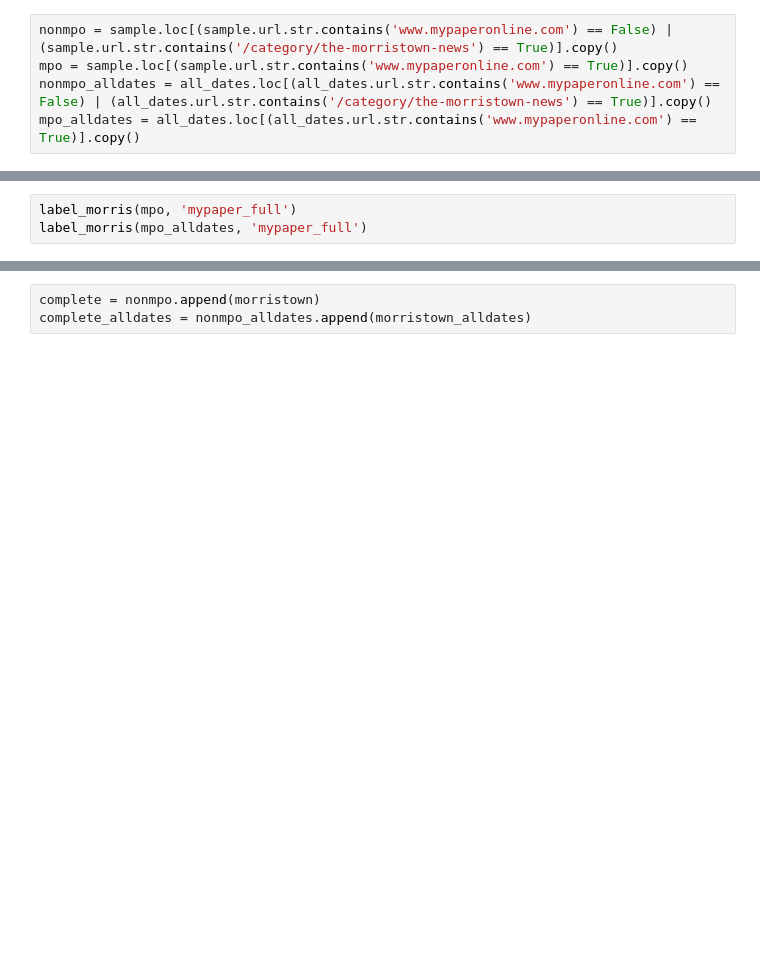
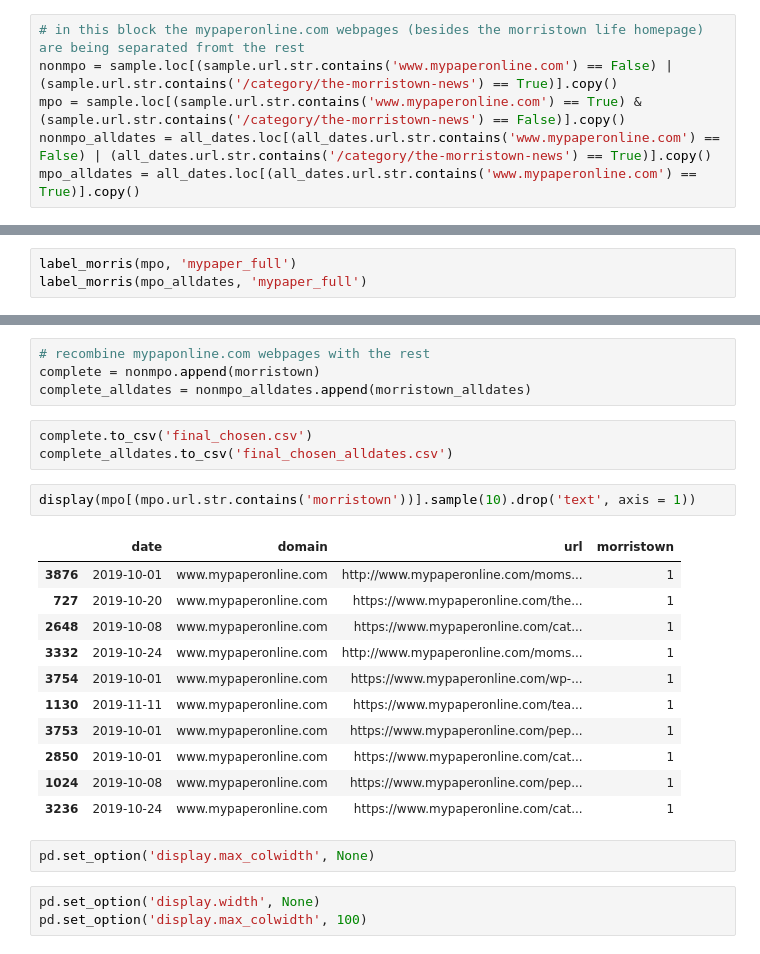
Before and after one commit to matthewbbone/Holcomb, a Jupyter notebook: njnews/chosensamp.ipynb, the cells around one changed output, grey strips where cells are left out. Drawn from its saved outputs; the diff is of its cells as text; blank space fills up the shorter version.

```diff
--- a/njnews/chosensamp.ipynb
+++ b/njnews/chosensamp.ipynb
@@ -138,8 +138,9 @@ all dates:
 | 5640 | 2019-11-02 | www.mypaperonline.com | https://www.mypaperonline.com/tes... | How to Make Cranberry Hootycreeks... |
 5641 rows × 4 columns
 # %%
+# in this block the mypaperonline.com webpages (besides the morristown life homepage) are being separated fromt the rest
 nonmpo = sample.loc[(sample.url.str.contains('www.mypaperonline.com') == False) | (sample.url.str.contains('/category/the-morristown-news') == True)].copy()
-mpo = sample.loc[(sample.url.str.contains('www.mypaperonline.com') == True)].copy()
+mpo = sample.loc[(sample.url.str.contains('www.mypaperonline.com') == True) & (sample.url.str.contains('/category/the-morristown-news') == False)].copy()
 nonmpo_alldates = all_dates.loc[(all_dates.url.str.contains('www.mypaperonline.com') == False) | (all_dates.url.str.contains('/category/the-morristown-news') == True)].copy()
 mpo_alldates = all_dates.loc[(all_dates.url.str.contains('www.mypaperonline.com') == True)].copy()
 # %%
@@ -244,3 +270,26 @@ display(morristown_alldates)
 # %%
+# recombine mypaponline.com webpages with the rest
 complete = nonmpo.append(morristown)
 complete_alldates = nonmpo_alldates.append(morristown_alldates)
+# %%
+complete.to_csv('final_chosen.csv')
+complete_alldates.to_csv('final_chosen_alldates.csv')
+# %%
+display(mpo[(mpo.url.str.contains('morristown'))].sample(10).drop('text', axis = 1))
+# %% [output]
+|  | date | domain | url | morristown |
+| 3876 | 2019-10-01 | www.mypaperonline.com | http://www.mypaperonline.com/moms... | 1 |
+| 727 | 2019-10-20 | www.mypaperonline.com | https://www.mypaperonline.com/the... | 1 |
+| 2648 | 2019-10-08 | www.mypaperonline.com | https://www.mypaperonline.com/cat... | 1 |
+| 3332 | 2019-10-24 | www.mypaperonline.com | http://www.mypaperonline.com/moms... | 1 |
+| 3754 | 2019-10-01 | www.mypaperonline.com | https://www.mypaperonline.com/wp-... | 1 |
+| 1130 | 2019-11-11 | www.mypaperonline.com | https://www.mypaperonline.com/tea... | 1 |
+| 3753 | 2019-10-01 | www.mypaperonline.com | https://www.mypaperonline.com/pep... | 1 |
+| 2850 | 2019-10-01 | www.mypaperonline.com | https://www.mypaperonline.com/cat... | 1 |
+| 1024 | 2019-10-08 | www.mypaperonline.com | https://www.mypaperonline.com/pep... | 1 |
+| 3236 | 2019-10-24 | www.mypaperonline.com | https://www.mypaperonline.com/cat... | 1 |
+# %%
+pd.set_option('display.max_colwidth', None)
+# %%
+pd.set_option('display.width', None)
+pd.set_option('display.max_colwidth', 100)
```
Also changed, not shown: parts of 5 cells of this notebook, 2 other files.
